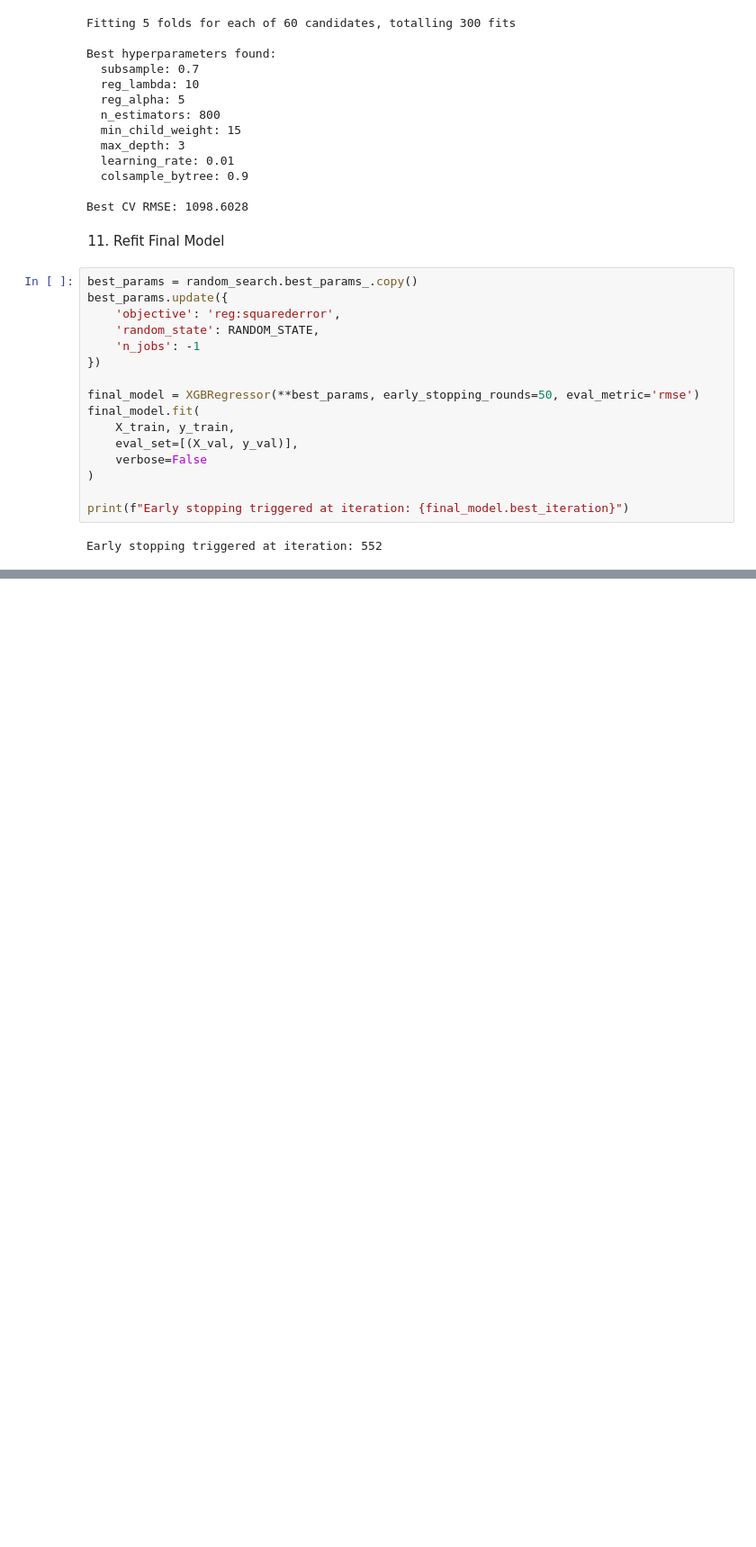
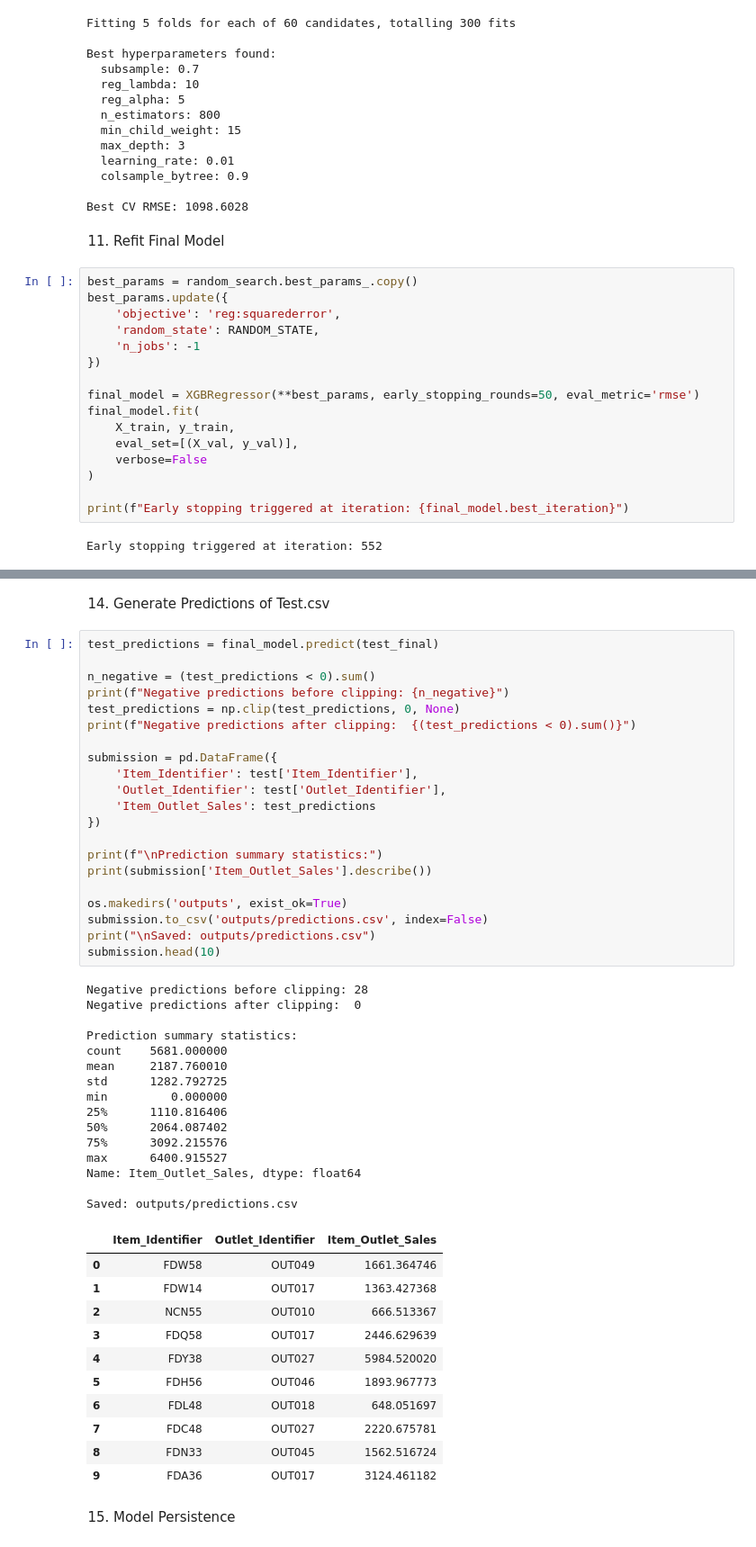
Before and after one commit to VjUdbhav/BigMart-Sales-Prediction, a Jupyter notebook: BigMart_Sales_Prediction.ipynb, the cells around one changed output, grey strips where cells are left out. Shown at 90% size. Cells and saved outputs as stored; diff of their text form; blank space fills up the shorter version.

```diff
--- a/BigMart_Sales_Prediction.ipynb
+++ b/BigMart_Sales_Prediction.ipynb
@@ -629,0 +718,52 @@ Early stopping triggered at iteration: 552
+# %% [markdown]
+14. Generate Predictions of Test.csv
+# %%
+test_predictions = final_model.predict(test_final)
+
+n_negative = (test_predictions < 0).sum()
+print(f"Negative predictions before clipping: {n_negative}")
+test_predictions = np.clip(test_predictions, 0, None)
+print(f"Negative predictions after clipping:  {(test_predictions < 0).sum()}")
+
+submission = pd.DataFrame({
+    'Item_Identifier': test['Item_Identifier'],
+    'Outlet_Identifier': test['Outlet_Identifier'],
+    'Item_Outlet_Sales': test_predictions
+})
+
+print(f"\nPrediction summary statistics:")
+print(submission['Item_Outlet_Sales'].describe())
+
+os.makedirs('outputs', exist_ok=True)
+submission.to_csv('outputs/predictions.csv', index=False)
+print("\nSaved: outputs/predictions.csv")
+submission.head(10)
+# %% [output]
+Negative predictions before clipping: 28
+Negative predictions after clipping:  0
+
+Prediction summary statistics:
+count    5681.000000
+mean     2187.760010
+std      1282.792725
+min         0.000000
+25%      1110.816406
+50%      2064.087402
+75%      3092.215576
+max      6400.915527
+Name: Item_Outlet_Sales, dtype: float64
+
+Saved: outputs/predictions.csv
+|  | Item_Identifier | Outlet_Identifier | Item_Outlet_Sales |
+| 0 | FDW58 | OUT049 | 1661.364746 |
+| 1 | FDW14 | OUT017 | 1363.427368 |
+| 2 | NCN55 | OUT010 | 666.513367 |
+| 3 | FDQ58 | OUT017 | 2446.629639 |
+| 4 | FDY38 | OUT027 | 5984.520020 |
+| 5 | FDH56 | OUT046 | 1893.967773 |
+| 6 | FDL48 | OUT018 | 648.051697 |
+| 7 | FDC48 | OUT027 | 2220.675781 |
+| 8 | FDN33 | OUT045 | 1562.516724 |
+| 9 | FDA36 | OUT017 | 3124.461182 |
+# %% [markdown]
+15. Model Persistence
```
Also changed, not shown: parts of 6 cells of this notebook, 2 other files.
